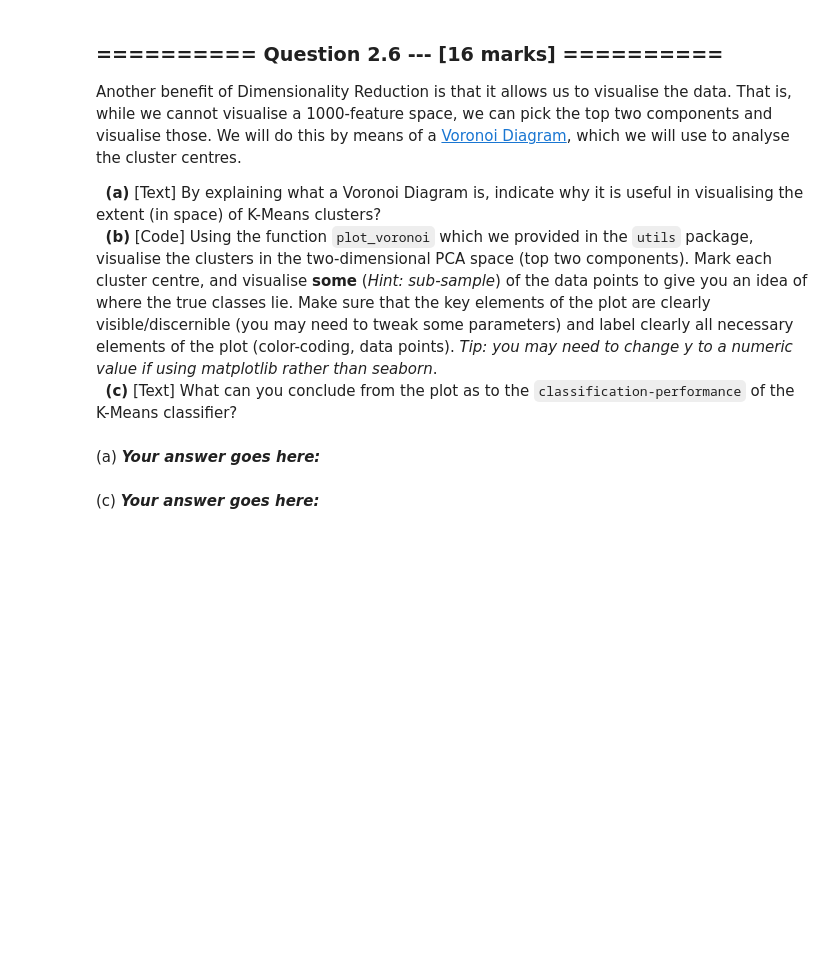
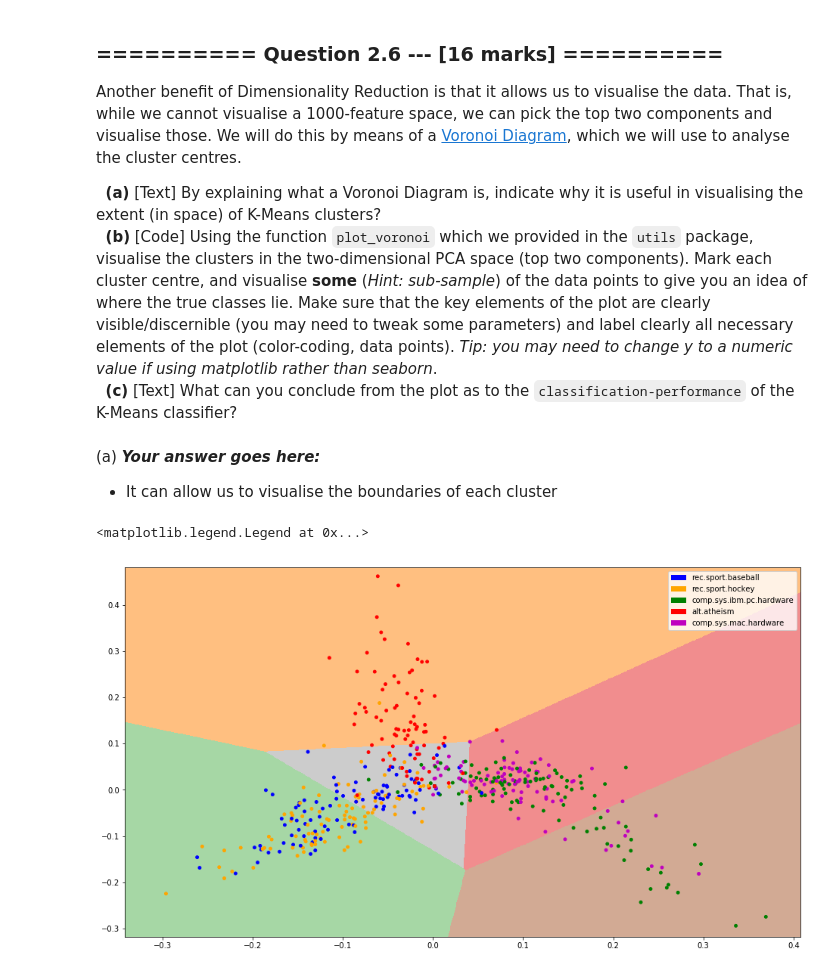
Before and after one commit to stuphys1729/IAML, a Jupyter notebook: Assignments/04_A_KMeans.ipynb, the cells around one changed output. Cells and saved outputs as stored; diff of their text form; code cells hidden in the pictures; blank space fills up the shorter version.

```diff
--- a/Assignments/04_A_KMeans.ipynb
+++ b/Assignments/04_A_KMeans.ipynb
@@ -340,3 +409,5 @@ Another benefit of Dimensionality Reduction is that it allows us to visualise th
 &nbsp;&nbsp;**(c)** [Text] What can you conclude from the plot as to the `classification-performance` of the K-Means classifier?
 # %% [markdown]
 (a) ***Your answer goes here:***
+
+- It can allow us to visualise the boundaries of each cluster
@@ -345,2 +414,27 @@ Another benefit of Dimensionality Reduction is that it allows us to visualise th
-# %% [markdown]
-(c) ***Your answer goes here:***
+# %%
+#(b) # Your Code goes here:
+
+# Set colours for each point
+classes = y.unique()
+colours = ['b', 'orange', 'g', 'r', 'm']
+cmap = dict(zip(classes, colours))
+cols = [ cmap[clas] for clas in y ]
+
+# Voroni Diagram
+xmin, ymin = *X_new.min(axis=0),
+xmax, ymax = *X_new.max(axis=0),
+ax = plot_voronoi(km5, [xmin, xmax, ymin, ymax+0.02], sampling=1000)
+
+# Scatter of data subset
+subset = 500
+pltx, plty = X_new.T
+plt.scatter(pltx[:subset], plty[:subset], s=15, c=cols)
+
+# Legend
+recs = []
+for c in colours:
+    recs.append(mpatches.Rectangle((0,0),1,1,fc=c))
+plt.legend(recs, classes)
+# %% [output]
+<matplotlib.legend.Legend at 0x...>
+[figure, added]
```
Also changed, not shown: parts of 22 cells of this notebook.
